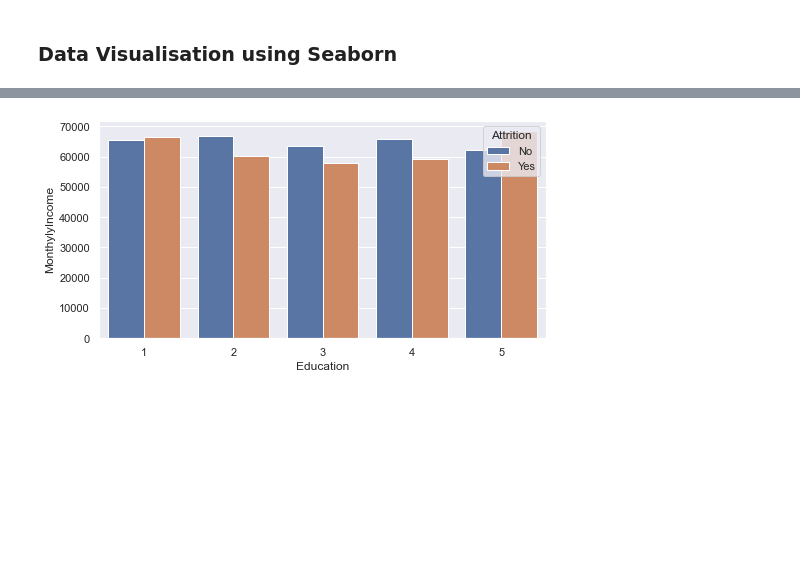
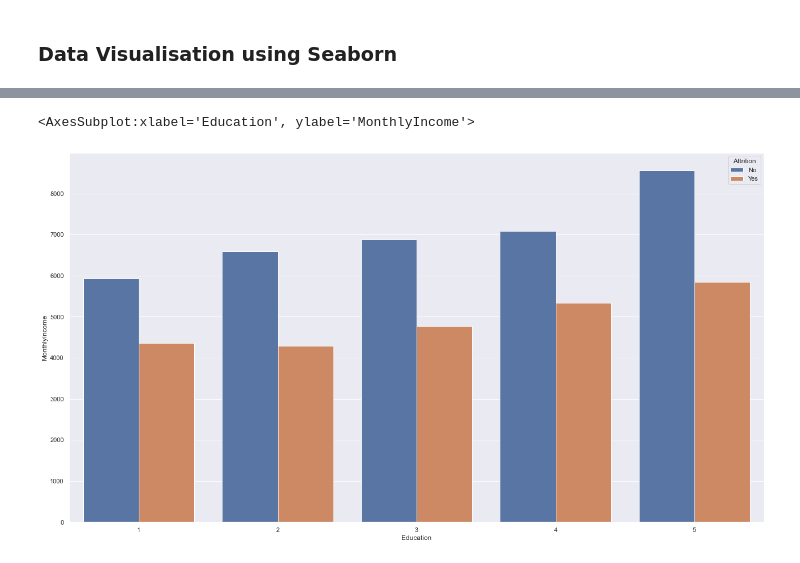
Before and after one commit to nphiona93/ADS-Assignment-2-3, a Jupyter notebook: Assignment 2-3.ipynb, the cells around one changed output, grey strips where cells are left out. Cells and saved outputs as stored; diff of their text form; code cells hidden in the pictures; blank space fills up the shorter version.

```diff
--- a/Assignment 2-3.ipynb
+++ b/Assignment 2-3.ipynb
@@ -54,5 +85,2 @@ breakdown
 # %% [markdown]
 ### Data Visualisation using Seaborn
-# %%
-sns.barplot(x="Department", y="DistanceFromHome", hue="Attrition", data=breakdown)
-sns.set(rc={'figure.figsize':(5,2.5)})
@@ -61,6 +101,5 @@ sns.set(rc={'figure.figsize':(5,2.5)})
 # %% [markdown]
 ### 2. Compare average monthly income by education and attrition.
 # %%
-df['MonthylyIncome'] = df['DailyRate']*df['StandardHours']
-df.head()
+df.columns
 # %% [output]
@@ -74,4 +117,4 @@ df.head()
 # %%
-Average = df.groupby(['Education', 'Attrition'])['MonthylyIncome'].mean().reset_index()
+Average = df.groupby(['Education', 'Attrition'])['MonthlyIncome'].mean().reset_index()
 Average
 # %% [output]
@@ -91,5 +151,7 @@ Average
 # %%
-sns.barplot(x="Education", y="MonthylyIncome", hue="Attrition", data=Average )
-sns.set(rc={'figure.figsize':(5,2.5)})
+#Alternatively - take not of the hue cahnges
+plt.figure(figsize = (22,12))
+sns.barplot(x="Education", y="MonthlyIncome", hue="Attrition", data=Average )
 # %% [output]
+<AxesSubplot:xlabel='Education', ylabel='MonthlyIncome'>
-[figure, old version]
+[figure, new version]
```
Also changed, not shown: parts of 11 cells of this notebook.
